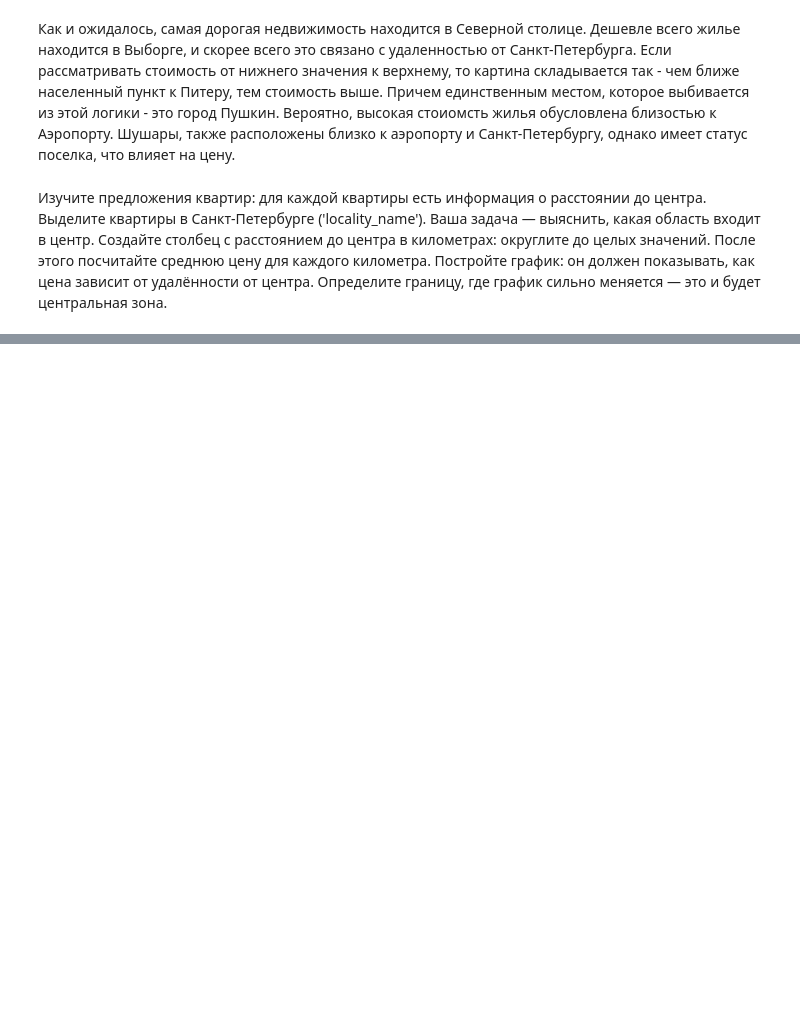
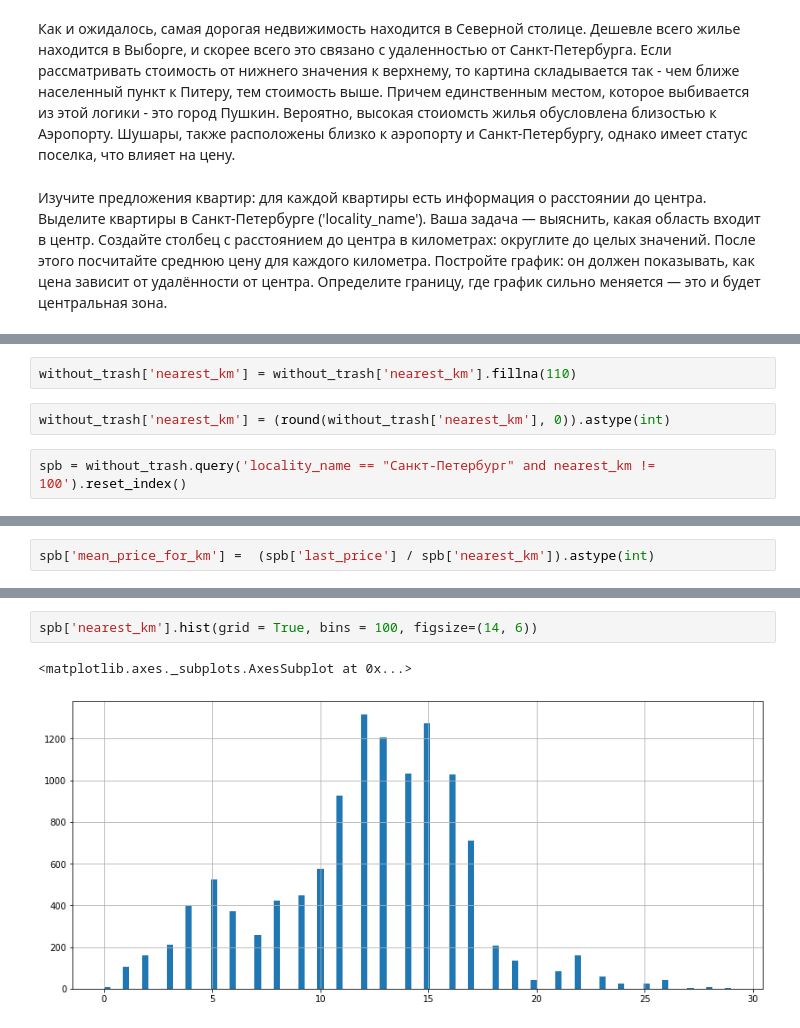
Before and after one commit to ViacheslavPogorelyy/YaP, a Jupyter notebook: part_number_two/project_2.ipynb, the cells around one changed output, grey strips where cells are left out. Cells and saved outputs as stored; diff of their text form; blank space fills up the shorter version.

```diff
--- a/part_number_two/project_2.ipynb
+++ b/part_number_two/project_2.ipynb
@@ -594,0 +601,6 @@ best_city.sort_values('price_of_metr')
+# %%
+without_trash['nearest_km'] = without_trash['nearest_km'].fillna(110)
+# %%
+without_trash['nearest_km'] = (round(without_trash['nearest_km'], 0)).astype(int)
+# %%
+spb = without_trash.query('locality_name == "Санкт-Петербург" and nearest_km != 100').reset_index()
@@ -594,0 +611,2 @@ best_city.sort_values('price_of_metr')
+# %%
+spb['mean_price_for_km'] =  (spb['last_price'] / spb['nearest_km']).astype(int)
@@ -594,0 +646,5 @@ best_city.sort_values('price_of_metr')
+# %%
+spb['nearest_km'].hist(grid = True, bins = 100, figsize=(14, 6))
+# %% [output]
+<matplotlib.axes._subplots.AxesSubplot at 0x...>
+[figure, added]
```
Also changed, not shown: parts of 8 cells of this notebook.
